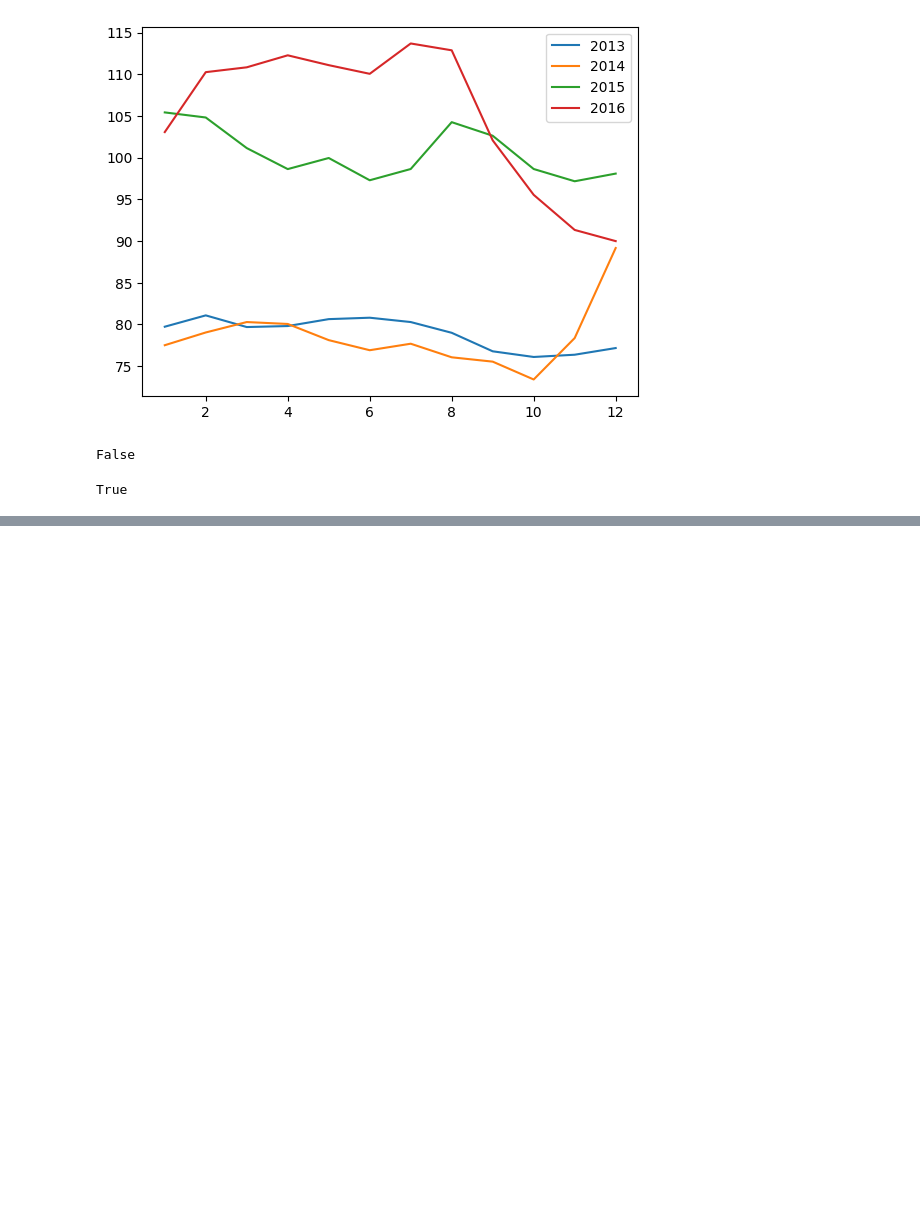
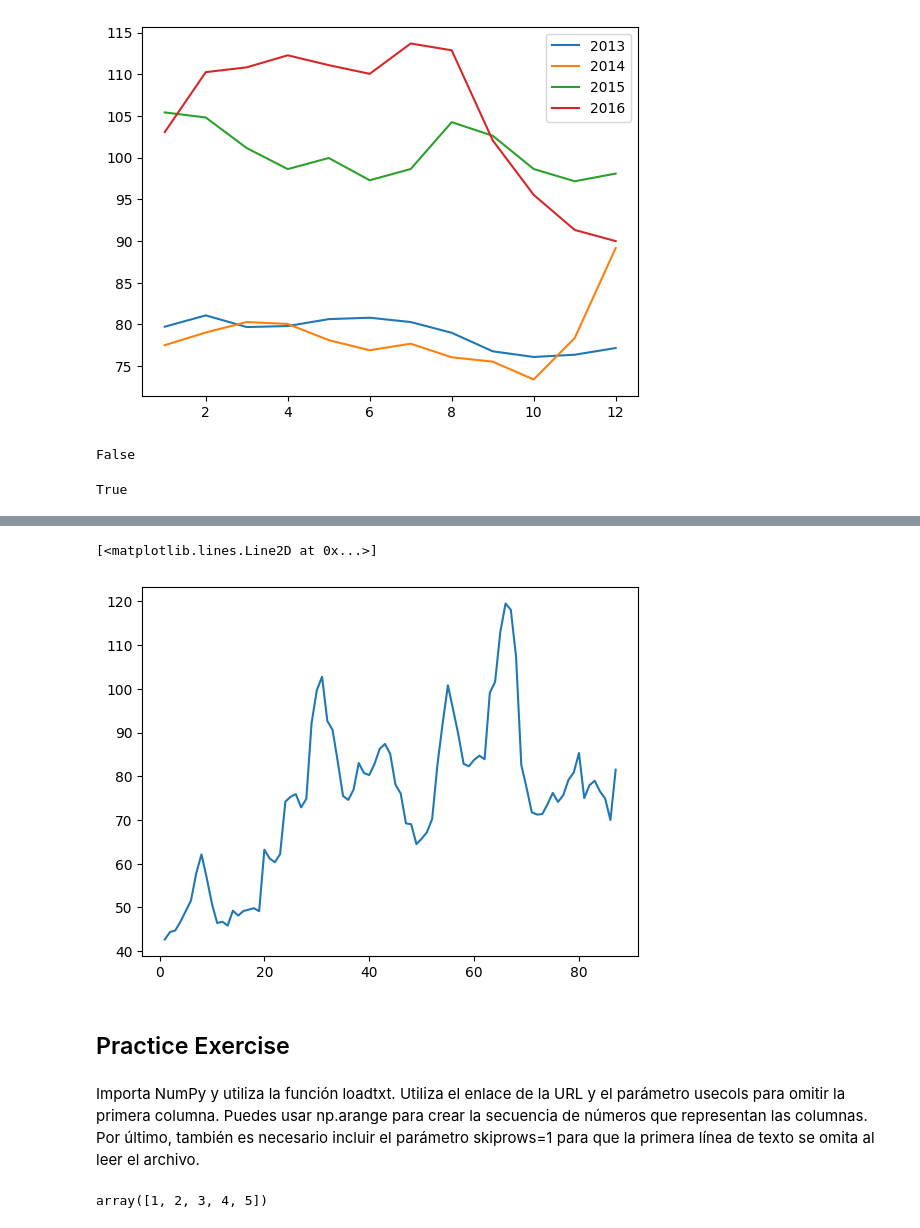
Before and after one commit to dscamacho333/Data_Science_Course, a Jupyter notebook: Numpy.ipynb, the cells around one changed output, grey strips where cells are left out. Cells and saved outputs as stored; diff of their text form; code cells hidden in the pictures; blank space fills up the shorter version.

Commit message:
Learning about Nan values handling and resolving practice exercise

```diff
--- a/Numpy.ipynb
+++ b/Numpy.ipynb
@@ -225,11 +225,11 @@ plt.plot(
 # %%
 # Create Cities
 
-moscow : np.ndarray = apple_dataset_prices_array[:, 0]
-kaliningrad : np.ndarray = apple_dataset_prices_array[:, 1]
-petersburg : np.ndarray = apple_dataset_prices_array[:, 2]
-krasnodar : np.ndarray = apple_dataset_prices_array[:, 3]
-ekaterinburg : np.ndarray = apple_dataset_prices_array[:, 4]
+moscow_apple_dataset_prices_array : np.ndarray = apple_dataset_prices_array[:, 0]
+kaliningrad_apple_dataset_prices_array : np.ndarray = apple_dataset_prices_array[:, 1]
+petersburg_apple_dataset_prices_array : np.ndarray = apple_dataset_prices_array[:, 2]
+krasnodar_apple_dataset_prices_array : np.ndarray = apple_dataset_prices_array[:, 3]
+ekaterinburg_apple_dataset_prices_array : np.ndarray = apple_dataset_prices_array[:, 4]
 # %%
 # Graph A Specific City (kaliningrad)
 
@@ -357,0 +437,4 @@ True
+# %%
+# Interpolate
+
+kaliningrad_apple_dataset_prices_array[4] = ((kaliningrad_apple_dataset_prices_array[3] + kaliningrad_apple_dataset_prices_array[5]) / 2)
@@ -357,0 +455,14 @@ True
+# %%
+# Graph array to confirm there is not a missing value anymore
+
+plt.plot(
+    apple_dataset_indexed_dates,
+    kaliningrad_apple_dataset_prices_array
+)
+# %% [output]
+[<matplotlib.lines.Line2D at 0x...>]
+[figure, added]
+# %% [markdown]
+## Practice Exercise
+# %% [markdown]
+Importa NumPy y utiliza la función loadtxt. Utiliza el enlace de la URL y el parámetro usecols para omitir la primera columna. Puedes usar np.arange para crear la secuencia de números que representan las columnas. Por último, también es necesario incluir el parámetro skiprows=1 para que la primera línea de texto se omita al leer el archivo.
@@ -357,0 +475,4 @@ True
+# %%
+orange_and_grapefruit_dataset_column_indexes
+# %% [output]
+array([1, 2, 3, 4, 5])
```
Also changed, not shown: parts of 25 cells of this notebook.
